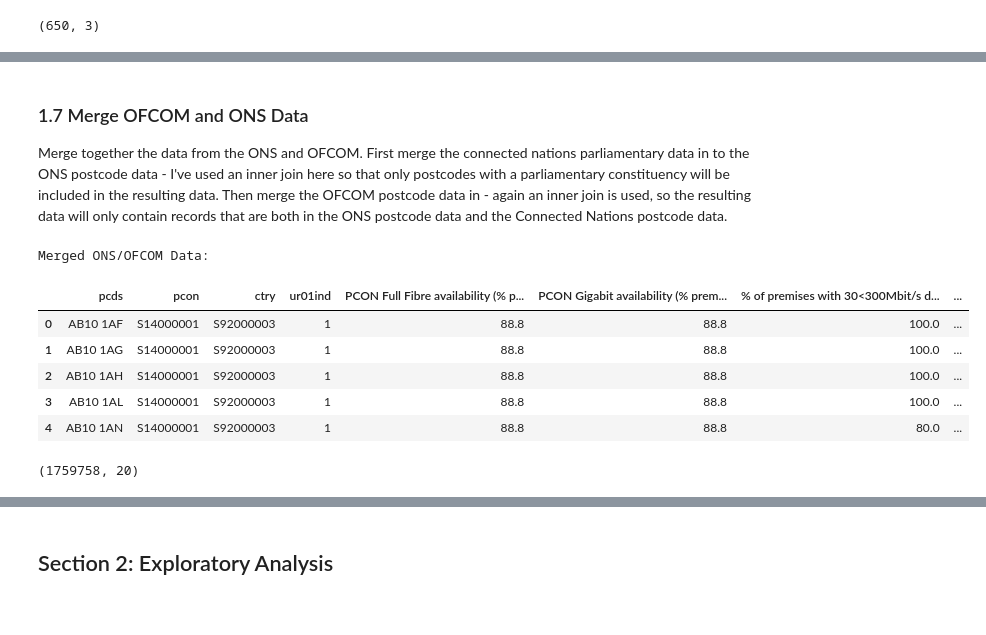
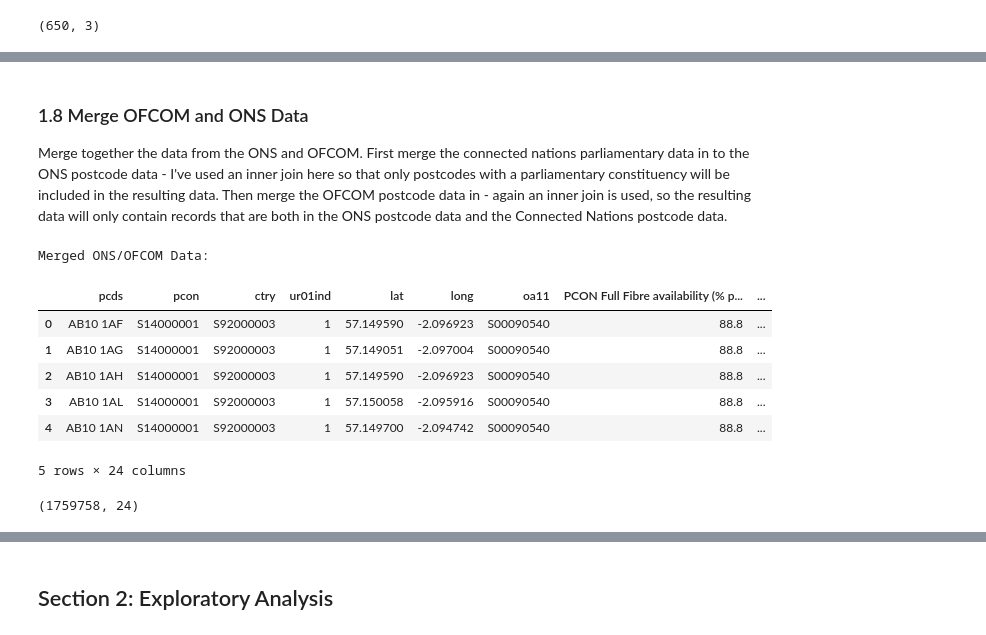
Before and after one commit to yuliiabosher/Fiber-optic-project, a Jupyter notebook: ColabNotebooks/PostcodeLevelFibreDataAnalysis.ipynb, the cells around one changed output, grey strips where cells are left out. Saved outputs shown, nothing was run; the diff lists cells and outputs as text; code cells hidden in the pictures.

Commit message:
Included latitude and longitude for each postcode area.  Also included reading of files containing OA population estimates, using these to estiamate the population per postcode.

```diff
--- a/ColabNotebooks/PostcodeLevelFibreDataAnalysis.ipynb
+++ b/ColabNotebooks/PostcodeLevelFibreDataAnalysis.ipynb
@@ -49,10 +49,10 @@ dirPostCodeBroadbandData = "/content/drive/MyDrive/202401_fixed_postcode_coverag
 filePConBroadbandData = "//content/drive/MyDrive/202401_fixed_pcon_coverage_r01/202401_fixed_pcon_coverage_r01.csv"
 
 #############
-# ONS nomis postcode headcount and household estimates available from https://www.nomisweb.co.uk/sources/census_2021_pc
-# This path should be set to the location of the pcd_p001.csv file
+# ONS nomis output area population data from https://www.nomisweb.co.uk/census/2011/qs102uk
+# This path should be set to the location of a top level folder containing 12 files downloaded from the above link: 11 output areas files for the UK, and 1 small area file for Northern Ireland
 #############
-filePostCodePopulationData = "/content/drive/MyDrive/pcd_p001.csv"
+dirCensusPopulationData="/content/drive/MyDrive/2011_census_output_areas"
 
 
 #############
@@ -80,12 +80,13 @@ else:
     raise FileNotFoundError(errno.ENOENT, os.strerror(errno.ENOENT), filePConBroadbandData)
 print("Connected Nations Parliamentary Constituency level fixed broadband data shape:", dfPCon.shape)
 
-if os.path.exists(filePostCodePopulationData) :
-    print("Reading ONS Postcode Population Headcount and Household estimates information.....")
-    dfPostCodePopulation = pd.read_csv(filePostCodePopulationData)
+if os.path.exists(dirCensusPopulationData) :
+    print("Reading Census Population Data.....")
+    all_files = glob.glob(os.path.join(dirCensusPopulationData, "*.csv"))
+    dfCensusPopulation = pd.concat((pd.read_csv(f) for f in all_files), ignore_index=True)
 else:
-    raise FileNotFoundError(errno.ENOENT, os.strerror(errno.ENOENT), filePConBroadbandData)
-print("ONS Postcode Population Estimates data shape:", dfPostCodePopulation.shape)
+    raise FileNotFoundError(errno.ENOENT, os.strerror(errno.ENOENT), dirCensusPopulationData)
+print("Census population data by output area data shape:", dfCensusPopulation.shape)
 # %% [output]
 Reading ONS Postcode data.....
 ONS Postcode data shape: (2700777, 53)
@@ -108,7 +111,7 @@ This section retrieves live postcodes from the ONS dataset, along with their par
 #############
 # - Select relevant columns for analysis
 # These columns look useful, based on the ONSßPD Record Specification documented in the ONSPD User Guide
-onsPostCodeDataColumns = ['pcds','pcon','doterm','ctry','ur01ind']
+onsPostCodeDataColumns = ['pcds','pcon','doterm','ctry','ur01ind','lat','long','oa11']
 dfONSPostCodeData=dfPostCode[onsPostCodeDataColumns]
 # - Remove  postcodes that are not live
 # Rows where doterm is null are live postcodes: after that we can drop the doterm column as it's not useful to us
@@ -199,0 +207,17 @@ Parliamentary Constituency Broadband data:
+# %%
+#############
+# Select the appropriate data from the OFCOM Connected Nations parliamentary constituency data
+# - Select relevant columns for analysis
+# - Rename columns to align with ONS data and prevent clashes with OFCOM postcode data
+# - Show the top of the resulting data and the shape of the dataframe
+#############
+# - Select relevant columns for analysis
+print(dfCensusPopulation.columns)
+onsOAPopulationColumns = ['geography code','Area/Population Density: All usual residents; measures: Value']
+dfOAPopulation=dfCensusPopulation[onsOAPopulationColumns]
+# - Rename columns to align with ONS data and prevent clashes with OFCOM postcode data
+dfOAPopulation=dfOAPopulation.rename(columns={'geography code' : 'oa11', "Area/Population Density: All usual residents; measures: Value": "oa11 Usual Resident Population Count"})
+# - Show the top of the resulting data and the shape of the dataframe
+print("Output Area Population data:")
+display(dfOAPopulation.head())
+print(dfOAPopulation.shape)
@@ -200,27 +238,31 @@ Parliamentary Constituency Broadband data:
 # %% [markdown]
-### 1.7 Merge OFCOM and ONS Data
+### 1.8 Merge OFCOM and ONS Data
 Merge together the data from the ONS and OFCOM. First merge the connected nations parliamentary data in to the ONS postcode data - I've used an inner join here so that only postcodes with a parliamentary constituency will be included in the resulting data. Then merge the OFCOM postcode data in - again an inner join is used, so the resulting data will only contain records that are both in the ONS postcode data and the Connected Nations postcode data.
 # %%
 #############
 # Merge the data from ONS and OFCOM and store in a dataframe
 # - Merge in OFCOM parliamentary constituency data
 # - Merge in OFCOM postcode data
+# - Merge in ONS Output Area population data
 # - Show the top of the resulting data and the shape of the dataframe
 #############
 # - Merge in OFCOM parliamentary constituency data: use an inner join to remove postcodes that do not have a parliamentary constituency
 dfMergedONSOFCOMData=pd.merge(dfLiveONSPostCodePconData, dfOFCOMPConData, on=['pcon'], how='inner')
 # - Merge in OFCOM postcode data
 dfMergedONSOFCOMData=pd.merge(dfMergedONSOFCOMData, dfOFCOMPostCodeDataBroadband, on=['pcds'], how='inner')
+# - Merge in OA population data
+dfMergedONSOFCOMData=pd.merge(dfMergedONSOFCOMData, dfOAPopulation, on=['oa11'], how='inner')
 # - Show the top of the resulting data and the shape of the dataframe
 print("Merged ONS/OFCOM Data:")
 display(dfMergedONSOFCOMData.head())
 print(dfMergedONSOFCOMData.shape)
 # %% [output]
 Merged ONS/OFCOM Data:
-|  | pcds | pcon | ctry | ur01ind | PCON Full Fibre availability (% p... | PCON Gigabit availability (% prem... | % of premises with 30<300Mbit/s d... | ... |
-| 0 | AB10 1AF | S14000001 | S92000003 | 1 | 88.8 | 88.8 | 100.0 | ... |
-| 1 | AB10 1AG | S14000001 | S92000003 | 1 | 88.8 | 88.8 | 100.0 | ... |
-| 2 | AB10 1AH | S14000001 | S92000003 | 1 | 88.8 | 88.8 | 100.0 | ... |
-| 3 | AB10 1AL | S14000001 | S92000003 | 1 | 88.8 | 88.8 | 100.0 | ... |
-| 4 | AB10 1AN | S14000001 | S92000003 | 1 | 88.8 | 88.8 | 80.0 | ... |
+|  | pcds | pcon | ctry | ur01ind | lat | long | oa11 | PCON Full Fibre availability (% p... | ... |
+| 0 | AB10 1AF | S14000001 | S92000003 | 1 | 57.149590 | -2.096923 | S00090540 | 88.8 | ... |
+| 1 | AB10 1AG | S14000001 | S92000003 | 1 | 57.149051 | -2.097004 | S00090540 | 88.8 | ... |
+| 2 | AB10 1AH | S14000001 | S92000003 | 1 | 57.149590 | -2.096923 | S00090540 | 88.8 | ... |
+| 3 | AB10 1AL | S14000001 | S92000003 | 1 | 57.150058 | -2.095916 | S00090540 | 88.8 | ... |
+| 4 | AB10 1AN | S14000001 | S92000003 | 1 | 57.149700 | -2.094742 | S00090540 | 88.8 | ... |
-(1759758, 20)
+5 rows × 24 columns
+(1759758, 24)
```
Also changed, not shown: parts of 15 cells of this notebook.
